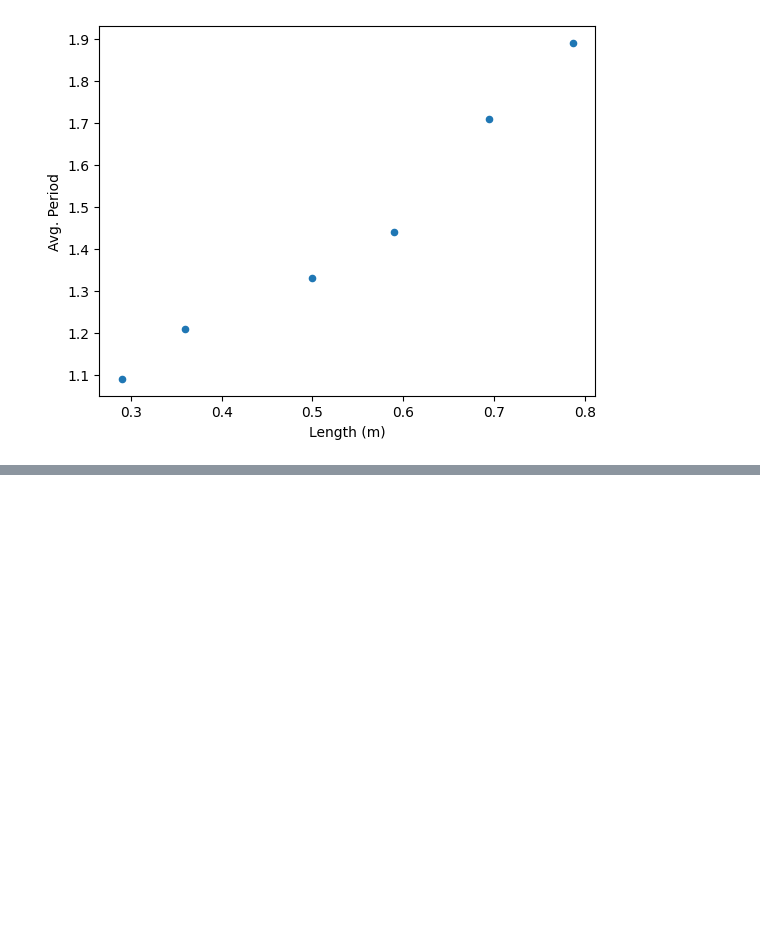
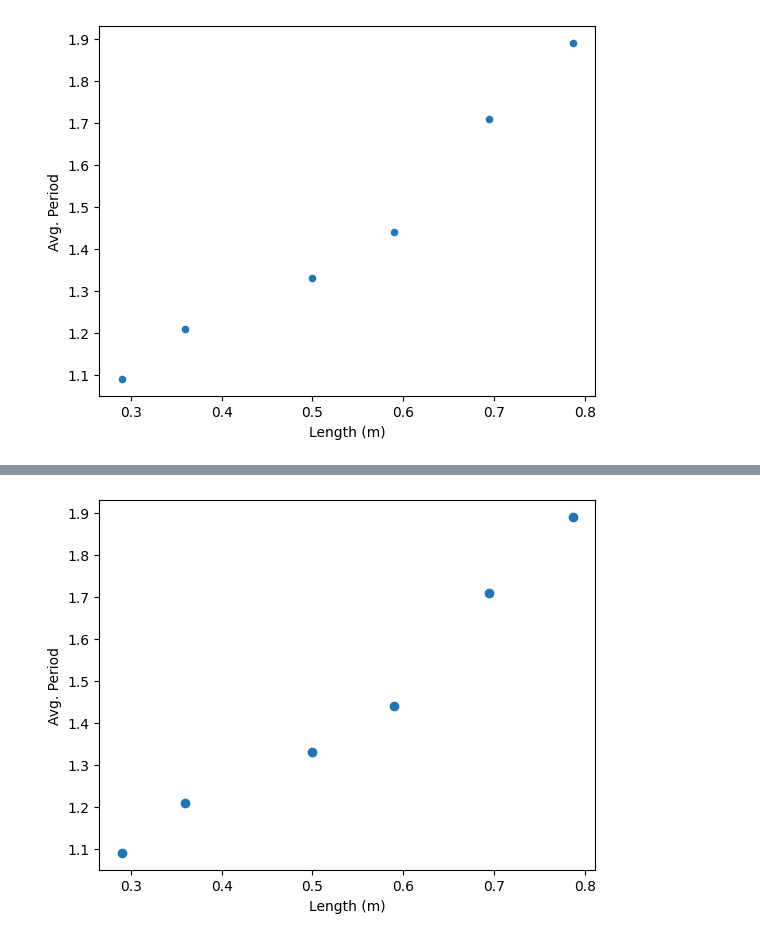
Before and after one commit to WarnerVance/Pendulum-lab, a Jupyter notebook: Linear data.ipynb, the cells around one changed output, grey strips where cells are left out. Cells and saved outputs as stored; diff of their text form; code cells hidden in the pictures; blank space fills up the shorter version.

```diff
--- a/Linear data.ipynb
+++ b/Linear data.ipynb
@@ -86,0 +113,8 @@ The s_xx sum is 0.18398, the s_yy sum is 0.4627499999999999, and the s_xy sum is
+# %%
+plt.scatter(df['Length (m)'], df['Avg. Period'])
+plt.xlabel('Length (m)')
+plt.ylabel('Avg. Period')
+plt.show()
+# I wasn't able to find out the line of best fit
+# %% [output]
+[figure, added]
```
Also changed, not shown: parts of 5 cells of this notebook.
